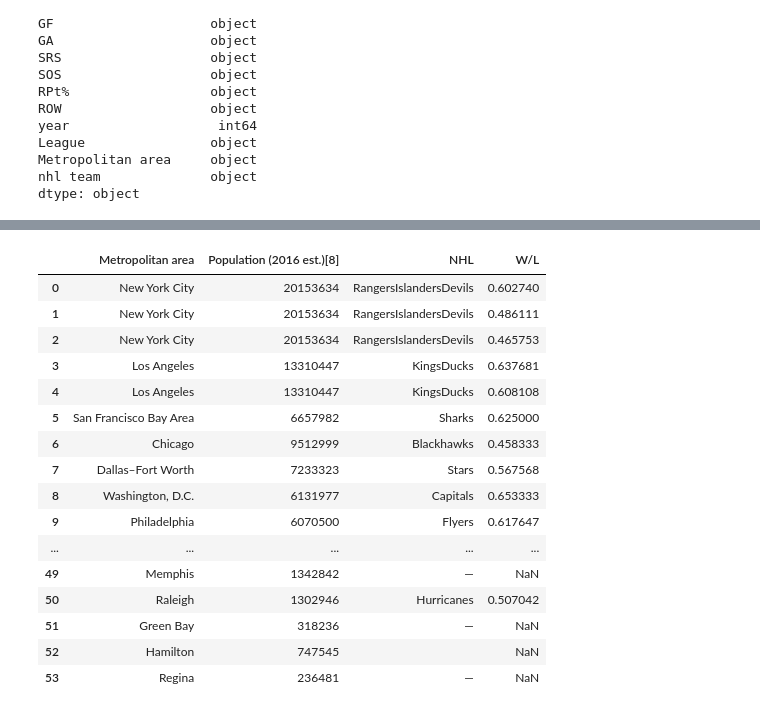
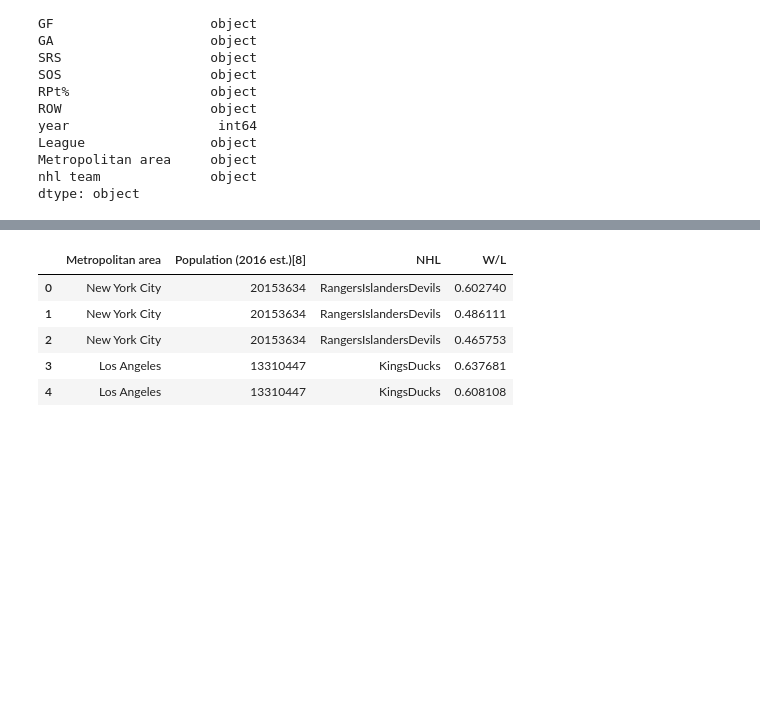
Before and after one commit to farzan1460/Sports_League_Analysis, a Jupyter notebook: Assignment 4.ipynb, the cells around one changed output, grey strips where cells are left out. Cells and saved outputs as stored; diff of their text form; code cells hidden in the pictures; blank space fills up the shorter version.

```diff
--- a/Assignment 4.ipynb
+++ b/Assignment 4.ipynb
@@ -159,26 +88,14 @@ nhl_df.head(35)
 # %%
 merge_df=pd.merge(cities,nhl_df,'outer',on='Metropolitan area')
 merge_df=merge_df.drop(['NFL','MLB','NBA','GP','GF','GA','SRS','SOS','RPt%','ROW','year','League','nhl team','PTS','PTS%','OL','W','L','team'],axis=1)
-merge_df.head(55)
-#    merge=merge.groupby('Metropolitan area').agg({<!-- -->'W/L%': np.nanmean, 'Population': np.nanmean})
+merge_df.head()
 # %% [output]
 |  | Metropolitan area | Population (2016 est.)[8] | NHL | W/L |
 | 0 | New York City | 20153634 | RangersIslandersDevils | 0.602740 |
 | 1 | New York City | 20153634 | RangersIslandersDevils | 0.486111 |
 | 2 | New York City | 20153634 | RangersIslandersDevils | 0.465753 |
 | 3 | Los Angeles | 13310447 | KingsDucks | 0.637681 |
 | 4 | Los Angeles | 13310447 | KingsDucks | 0.608108 |
-| 5 | San Francisco Bay Area | 6657982 | Sharks | 0.625000 |
-| 6 | Chicago | 9512999 | Blackhawks | 0.458333 |
-| 7 | Dallas–Fort Worth | 7233323 | Stars | 0.567568 |
-| 8 | Washington, D.C. | 6131977 | Capitals | 0.653333 |
-| 9 | Philadelphia | 6070500 | Flyers | 0.617647 |
-| ... | ... | ... | ... | ... |
-| 49 | Memphis | 1342842 | — | NaN |
-| 50 | Raleigh | 1302946 | Hurricanes | 0.507042 |
-| 51 | Green Bay | 318236 | — | NaN |
-| 52 | Hamilton | 747545 |  | NaN |
-| 53 | Regina | 236481 | — | NaN |
 # %%
 merge_df=merge_df.dropna()
 merge_df=merge_df.reset_index(drop = True)
```
Also changed, not shown: parts of 38 cells of this notebook.
